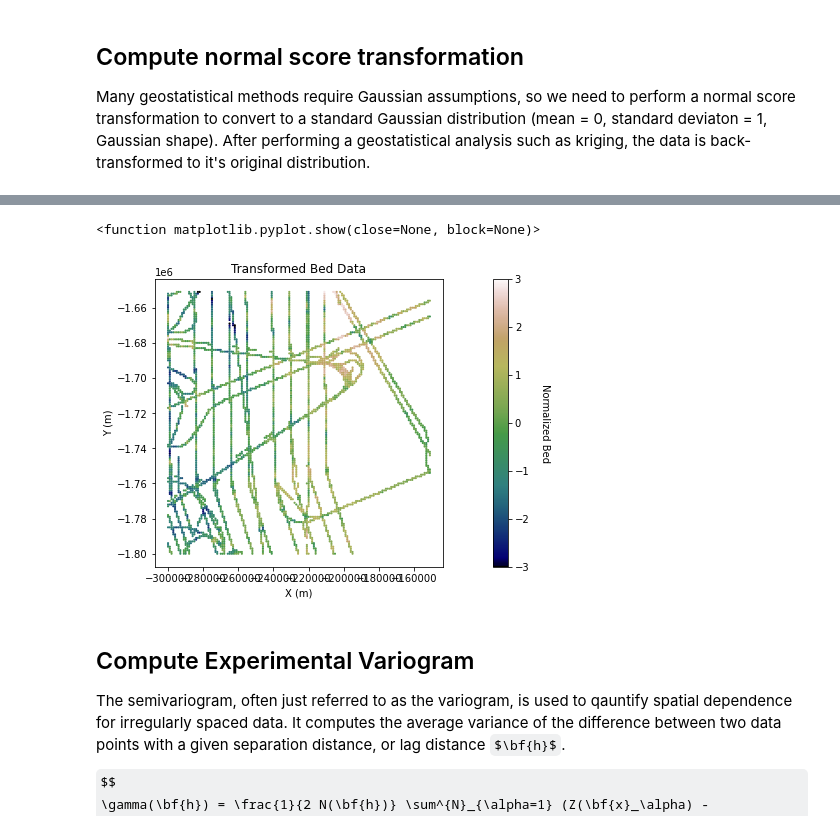
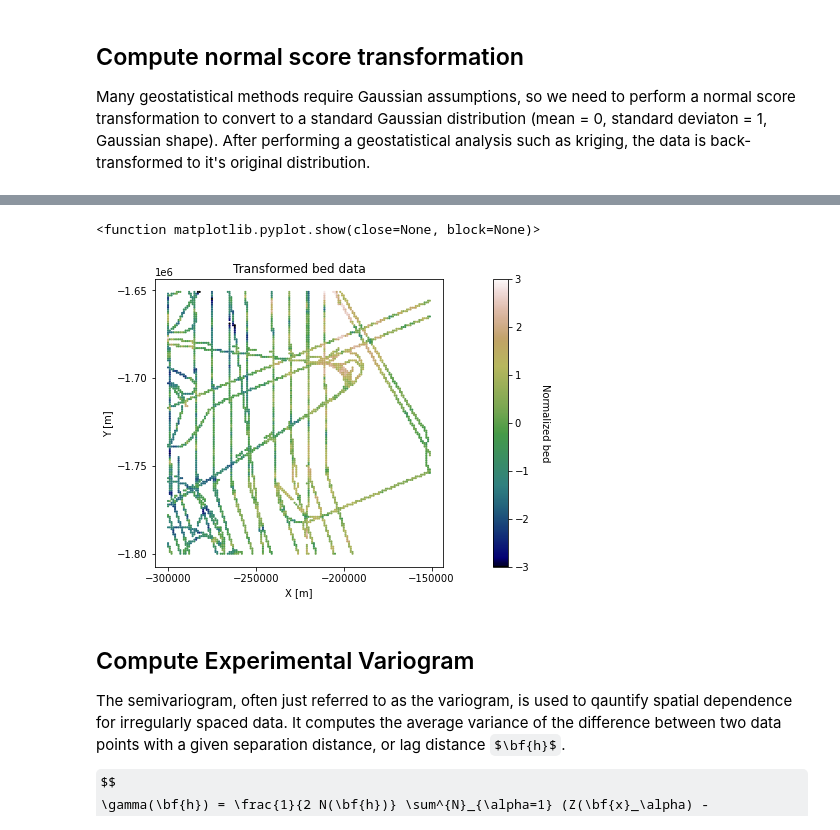
Before and after one commit to GatorGlaciology/GStatSim, a Jupyter notebook: GStat-Sim/1_Experimental_Variogram.ipynb, the cells around one changed output, grey strips where cells are left out. Drawn from its saved outputs; the diff is of its cells as text; code cells hidden in the pictures; some formulas as TeX source.

```diff
--- a/GStat-Sim/1_Experimental_Variogram.ipynb
+++ b/GStat-Sim/1_Experimental_Variogram.ipynb
@@ -109,17 +110,19 @@ plt.show()
 # %%
 # plot transformed data
+fig = plt.figure()
 im = plt.scatter(df_grid['X'],df_grid['Y'], c = df_grid['Nbed'], vmin = -3, vmax = 3, marker=".", s = 5,
                  cmap = 'gist_earth')       # scatter plot for location map
-plt.title('Transformed Bed Data')                                    # add plot title
-plt.xlabel('X (m)'); plt.ylabel('Y (m)')                          # set axis labels
+plt.title('Transformed bed data')                                    # add plot title
+plt.xlabel('X [m]'); plt.ylabel('Y [m]')                          # set axis labels
+plt.locator_params(nbins=5)# set axis labels
 cbar = plt.colorbar(im, orientation="vertical", ticks=np.linspace(-3, 3, 7)) # add vertical color bar
-cbar.set_label("Normalized Bed", rotation=270, labelpad=20)      # add labels to the color bar
+cbar.set_label("Normalized bed", rotation=270, labelpad=20)      # add labels to the color bar
 plt.subplots_adjust(left=0.0, bottom=0.0, right=1.0, top=1.0) # adjust the plot size
 plt.axis('scaled')
 plt.show
 # %% [output]
 <function matplotlib.pyplot.show(close=None, block=None)>
-[figure, old version]
+[figure, new version]
 # %% [markdown]
 ## Compute Experimental Variogram
 
```
Also changed, not shown: parts of 5 cells of this notebook.
